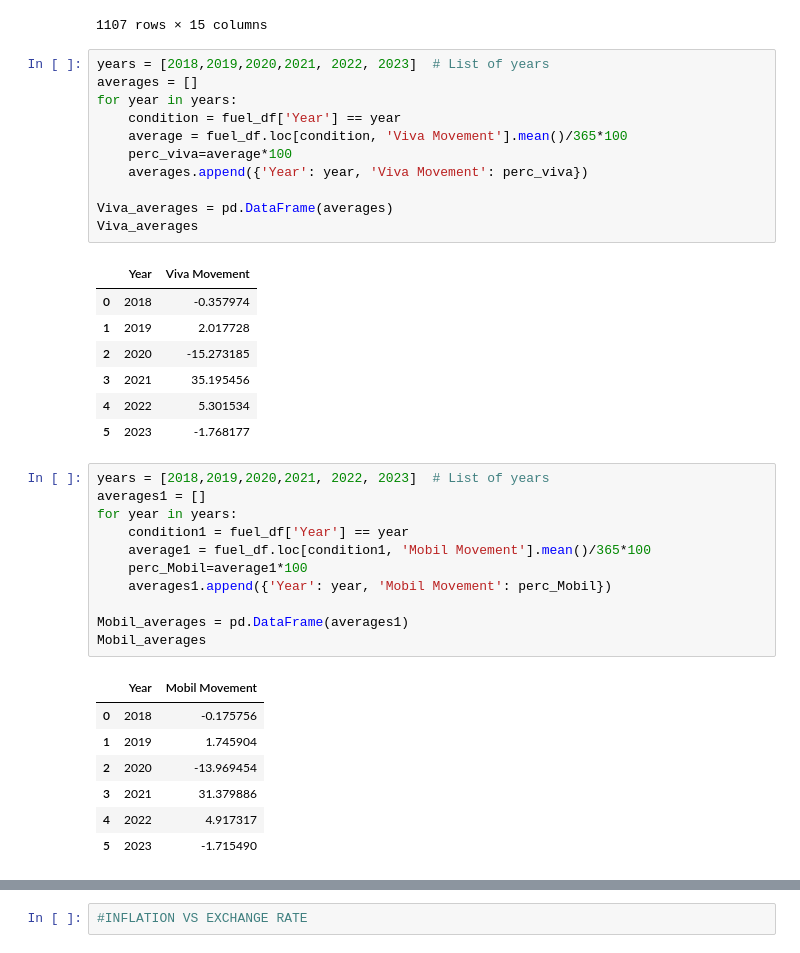
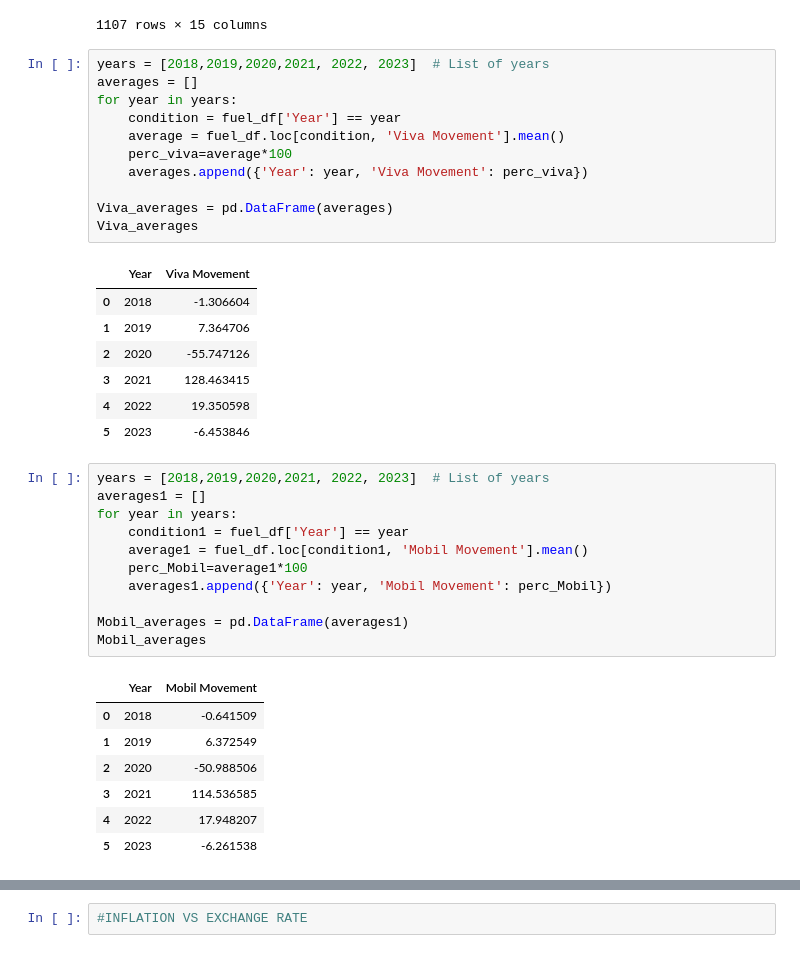
Before and after one commit to LachlanPotter33/project-1, a Jupyter notebook: Final Code.ipynb, the cells around one changed output, grey strips where cells are left out. Saved outputs shown, nothing was run; the diff lists cells and outputs as text.

```diff
--- a/Final Code.ipynb
+++ b/Final Code.ipynb
@@ -158,28 +159,28 @@ fuel_df
 # %%
 years = [2018,2019,2020,2021, 2022, 2023]  # List of years
 averages = []
 for year in years:
     condition = fuel_df['Year'] == year
-    average = fuel_df.loc[condition, 'Viva Movement'].mean()/365*100
+    average = fuel_df.loc[condition, 'Viva Movement'].mean()
     perc_viva=average*100
     averages.append({'Year': year, 'Viva Movement': perc_viva})
 
 Viva_averages = pd.DataFrame(averages)
 Viva_averages
 # %% [output]
 |  | Year | Viva Movement |
-| 0 | 2018 | -0.357974 |
-| 1 | 2019 | 2.017728 |
-| 2 | 2020 | -15.273185 |
-| 3 | 2021 | 35.195456 |
-| 4 | 2022 | 5.301534 |
-| 5 | 2023 | -1.768177 |
+| 0 | 2018 | -1.306604 |
+| 1 | 2019 | 7.364706 |
+| 2 | 2020 | -55.747126 |
+| 3 | 2021 | 128.463415 |
+| 4 | 2022 | 19.350598 |
+| 5 | 2023 | -6.453846 |
 # %%
 years = [2018,2019,2020,2021, 2022, 2023]  # List of years
 averages1 = []
 for year in years:
     condition1 = fuel_df['Year'] == year
-    average1 = fuel_df.loc[condition1, 'Mobil Movement'].mean()/365*100
+    average1 = fuel_df.loc[condition1, 'Mobil Movement'].mean()
     perc_Mobil=average1*100
     averages1.append({'Year': year, 'Mobil Movement': perc_Mobil})
 
@@ -187,12 +188,12 @@ Mobil_averages = pd.DataFrame(averages1)
 Mobil_averages
 # %% [output]
 |  | Year | Mobil Movement |
-| 0 | 2018 | -0.175756 |
-| 1 | 2019 | 1.745904 |
-| 2 | 2020 | -13.969454 |
-| 3 | 2021 | 31.379886 |
-| 4 | 2022 | 4.917317 |
-| 5 | 2023 | -1.715490 |
+| 0 | 2018 | -0.641509 |
+| 1 | 2019 | 6.372549 |
+| 2 | 2020 | -50.988506 |
+| 3 | 2021 | 114.536585 |
+| 4 | 2022 | 17.948207 |
+| 5 | 2023 | -6.261538 |
 # %%
 # List of years
 years = [2018,2019,2020,2021, 2022, 2023]
```
Also changed, not shown: parts of 113 cells of this notebook, 19 other files.
